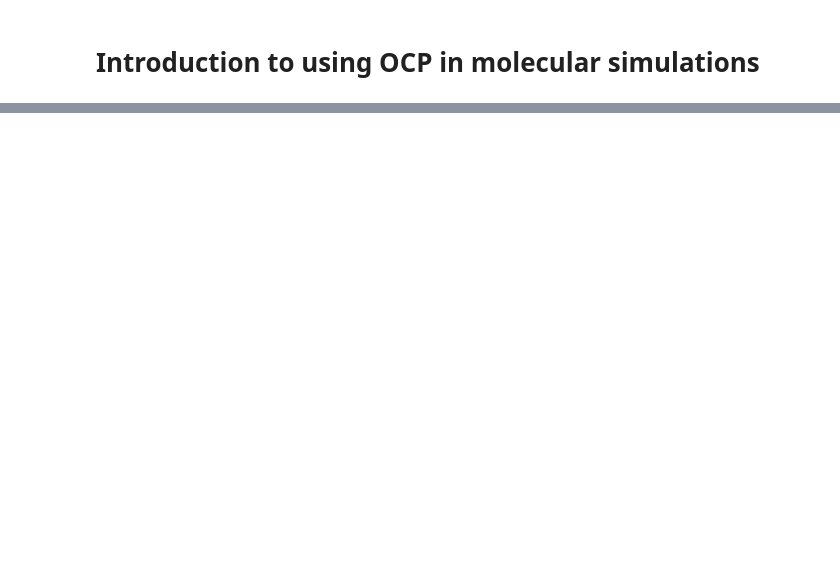
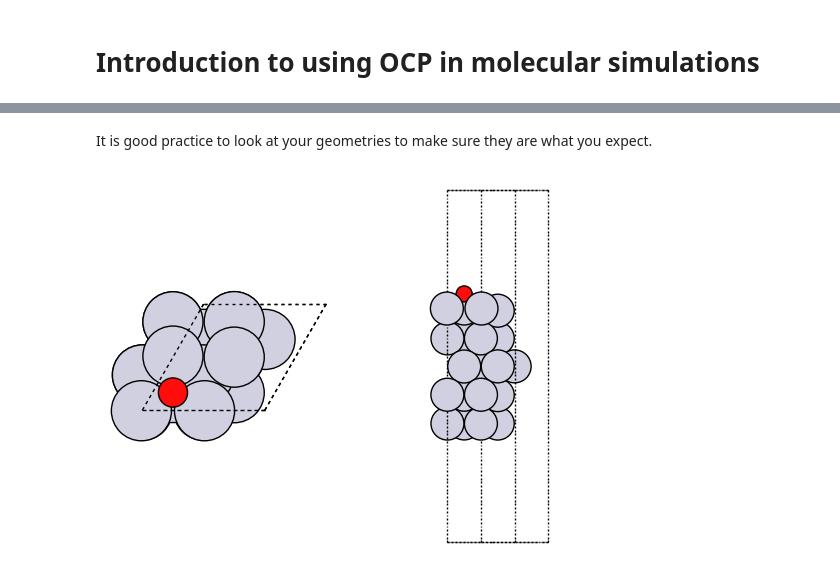
Before and after one commit to Open-Catalyst-Project/tutorial, a Jupyter notebook: ocp-tutorial/OCP-introduction.ipynb, the cells around one changed output, grey strips where cells are left out. Cells and saved outputs as stored; diff of their text form; code cells hidden in the pictures; blank space fills up the shorter version.

```diff
--- a/ocp-tutorial/OCP-introduction.ipynb
+++ b/ocp-tutorial/OCP-introduction.ipynb
@@ -27,5 +50,4 @@ if not os.path.exists(checkpoint):
 # %%
-%%capture
 from ocpmodels.common.relaxation.ase_utils import OCPCalculator
-calc = OCPCalculator(checkpoint=os.path.expanduser(checkpoint), cpu=True)
+calc = OCPCalculator(checkpoint=os.path.expanduser(checkpoint), cpu=False)
 # %% [output]
@@ -40,10 +76,12 @@ re1 = -3.03 # Water formation energy in eV
 # %%
-slab = fcc111('Pt', size=(2, 2, 3), vacuum=10.0)
+re1 = -3.03
+
+slab = fcc111('Pt', size=(2, 2, 5), vacuum=10.0)
 add_adsorbate(slab, 'O', height=1.2, position='fcc')
 
 slab.set_calculator(calc)
-opt = BFGS(atoms)
+opt = BFGS(slab)
 opt.run(fmax=0.05, steps=100)
 slab_e = slab.get_potential_energy()
-slab_e
+slab_e + re1
 # %% [output]
@@ -72,0 +101,12 @@ BFGS:   10 16:03:43      -67.482109        0.0264
+# %% [markdown]
+It is good practice to look at your geometries to make sure they are what you expect.
+# %%
+from ase.visualize.plot import plot_atoms
+
+fig, axs = plt.subplots(1, 2)
+plot_atoms(slab, axs[0]);
+plot_atoms(slab, axs[1], rotation=('-90x'))
+axs[0].set_axis_off()
+axs[1].set_axis_off()
+# %% [output]
+[figure, added]
```
Also changed, not shown: parts of 25 cells of this notebook, 2 other files.
